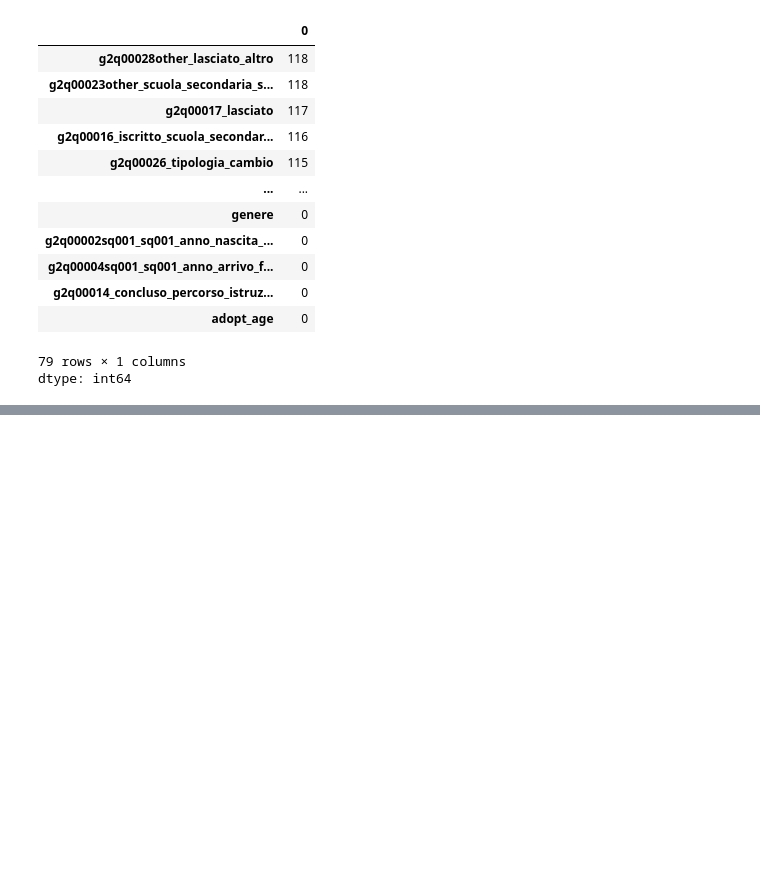
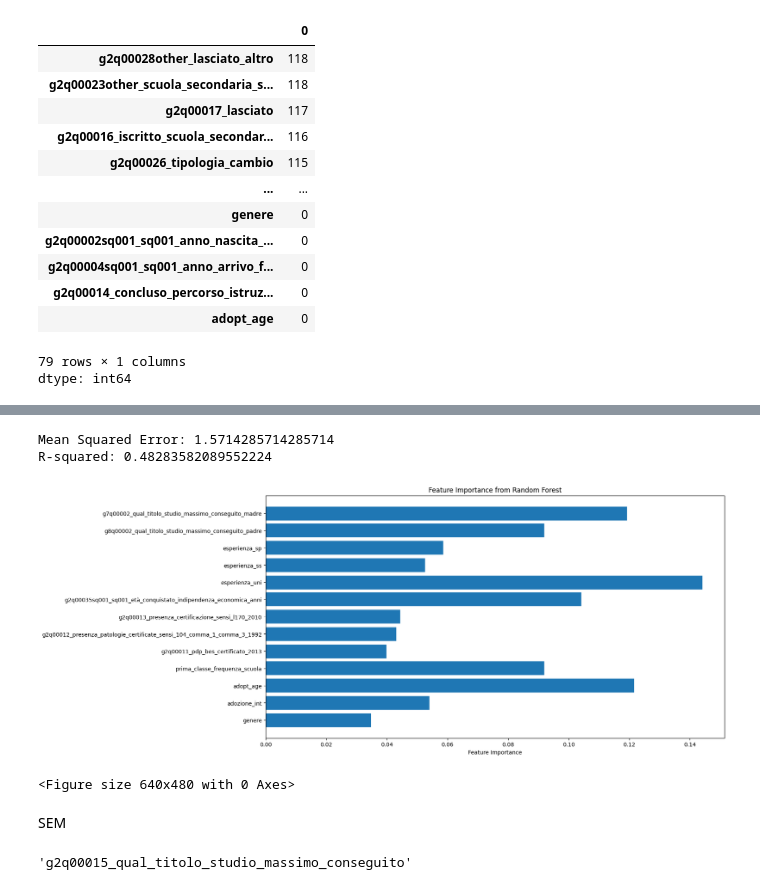
Before and after one commit to arina19-2000/unimi, a Jupyter notebook: tesi/tesi.ipynb, the cells around one changed output, grey strips where cells are left out. Drawn from its saved outputs; the diff is of its cells as text; code cells hidden in the pictures; blank space fills up the shorter version.

```diff
--- a/tesi/tesi.ipynb
+++ b/tesi/tesi.ipynb
@@ -1058,0 +1336,44 @@ dfc.loc[:, columns_to_replace] = dfc[columns_to_replace].fillna(99)
+# %%
+regressor = RandomForestClassifier(random_state=42)
+regressor.fit(X_train, y_train)
+
+y_pred = regressor.predict(X_test)
+mse = mean_squared_error(y_test, y_pred)
+r2 = r2_score(y_test, y_pred)
+
+print("Mean Squared Error:", mse)
+print("R-squared:", r2)
+
+plt.figure(figsize=(15, 8))
+plt.barh(X.columns, regressor.feature_importances_)
+plt.xlabel('Feature Importance')
+plt.title('Feature Importance from Random Forest')
+plt.show()
+
+plt.savefig("random_forest_importance.png", bbox_inches='tight', dpi=300)
+# %% [output]
+Mean Squared Error: 1.5714285714285714
+R-squared: 0.48283582089552224
+[figure, added]
+<Figure size 640x480 with 0 Axes>
+# %% [markdown]
+SEM
+# %%
+    'genere',
+    'adozione_int',
+    "adopt_age",
+    'prima_classe_frequenza_scuola',
+    'g2q00011_pdp_bes_certificato_2013',
+    'g2q00012_presenza_patologie_certificate_sensi_104_comma_1_comma_3_1992',
+    'g2q00013_presenza_certificazione_sensi_l170_2010',
+    "g2q00035sq001_sq001_età_conquistato_indipendenza_economica_anni",
+    # "g2q00036_fatto_esperienze_allestero",
+    # 'prospettive_economiche_rispetto_genitori_sonosaranno_encoded',
+    'esperienza_uni',
+    'esperienza_ss',
+    'esperienza_sp',
+    'g8q00002_qual_titolo_studio_massimo_conseguito_padre',
+    'g7q00002_qual_titolo_studio_massimo_conseguito_madre',
+    'g2q00015_qual_titolo_studio_massimo_conseguito'
+# %% [output]
+'g2q00015_qual_titolo_studio_massimo_conseguito'
```
Also changed, not shown: parts of 32 cells of this notebook.
